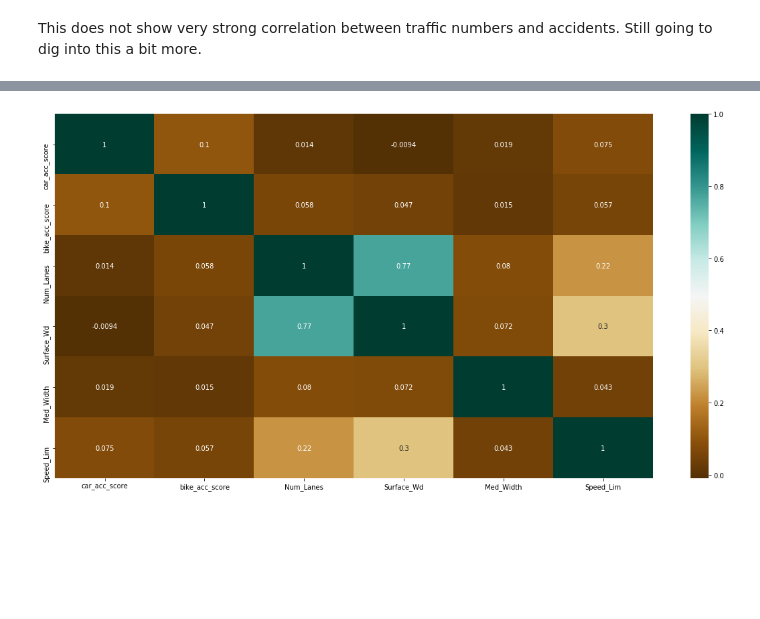
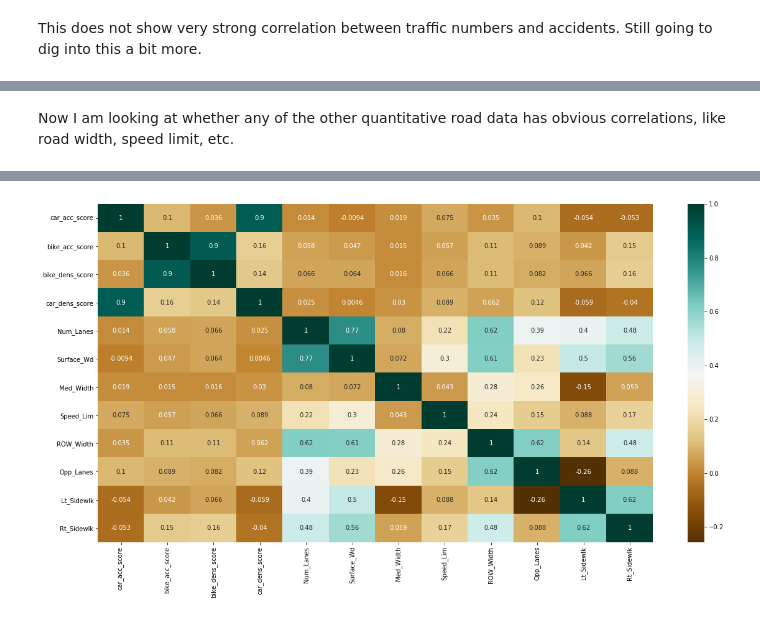
Before and after one commit to LinneaHarts/SpringBoard, a Jupyter notebook: capstone1/Exploratory Data Analysis.ipynb, the cells around one changed output, grey strips where cells are left out. Saved outputs shown, nothing was run; the diff lists cells and outputs as text; code cells hidden in the pictures; blank space fills up the shorter version.

```diff
--- a/capstone1/Exploratory Data Analysis.ipynb
+++ b/capstone1/Exploratory Data Analysis.ipynb
@@ -89,6 +117,10 @@ plt.scatter(x=traf['AADT'], y=traf['bike_acc_score'])
+# %% [markdown]
+Now I am looking at whether any of the other quantitative road data has obvious correlations, like road width, speed limit, etc.
 # %%
 # run correlations on quantitative road data
-q = rd[['car_acc_score', 'bike_acc_score', 'Num_Lanes', 'Surface_Wd', 'Med_Width', 'Speed_Lim']]
+q = rd[['car_acc_score', 'bike_acc_score', 'bike_dens_score', 'car_dens_score',
+        'Num_Lanes', 'Surface_Wd', 'Med_Width', 'Speed_Lim', 'ROW_Width', 'Opp_Lanes',
+       'Lt_Sidewlk', 'Rt_Sidewlk']]
 plt.figure(figsize=(20,10))
 c= q.corr()
 sns.heatmap(c,cmap='BrBG',annot=True)
@@ -104 +142 @@ c
-[figure, old version]
+[figure, new version]
```
Also changed, not shown: parts of 46 cells of this notebook, 1 other file.
